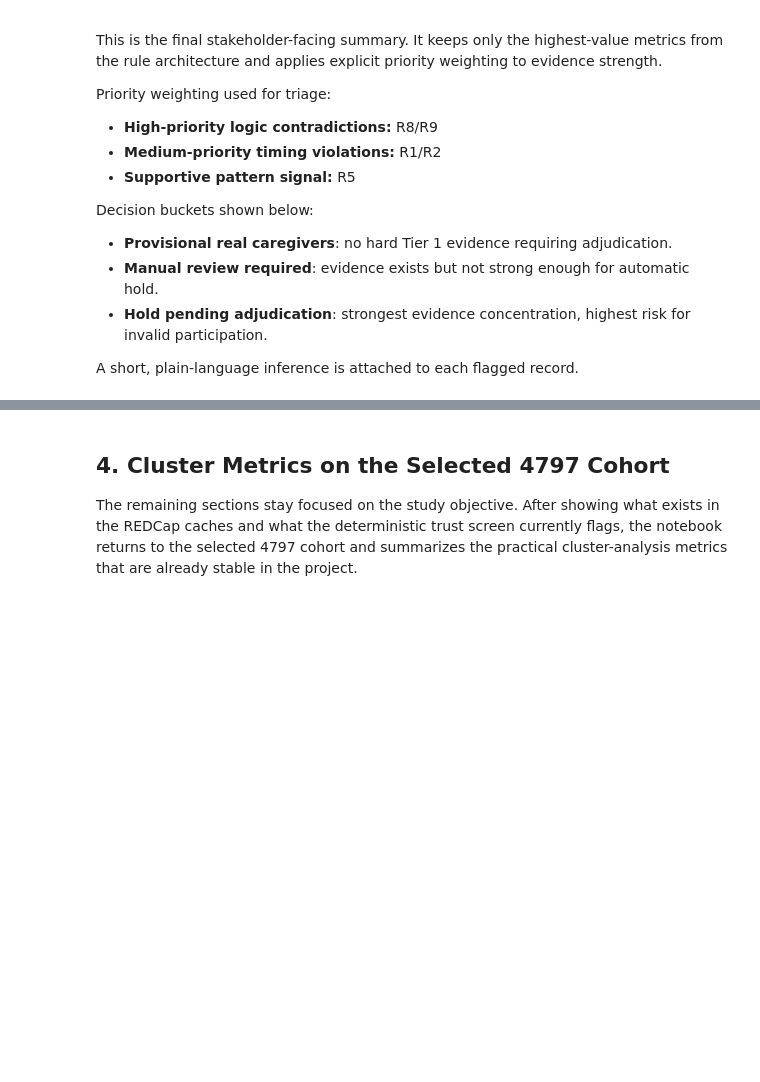
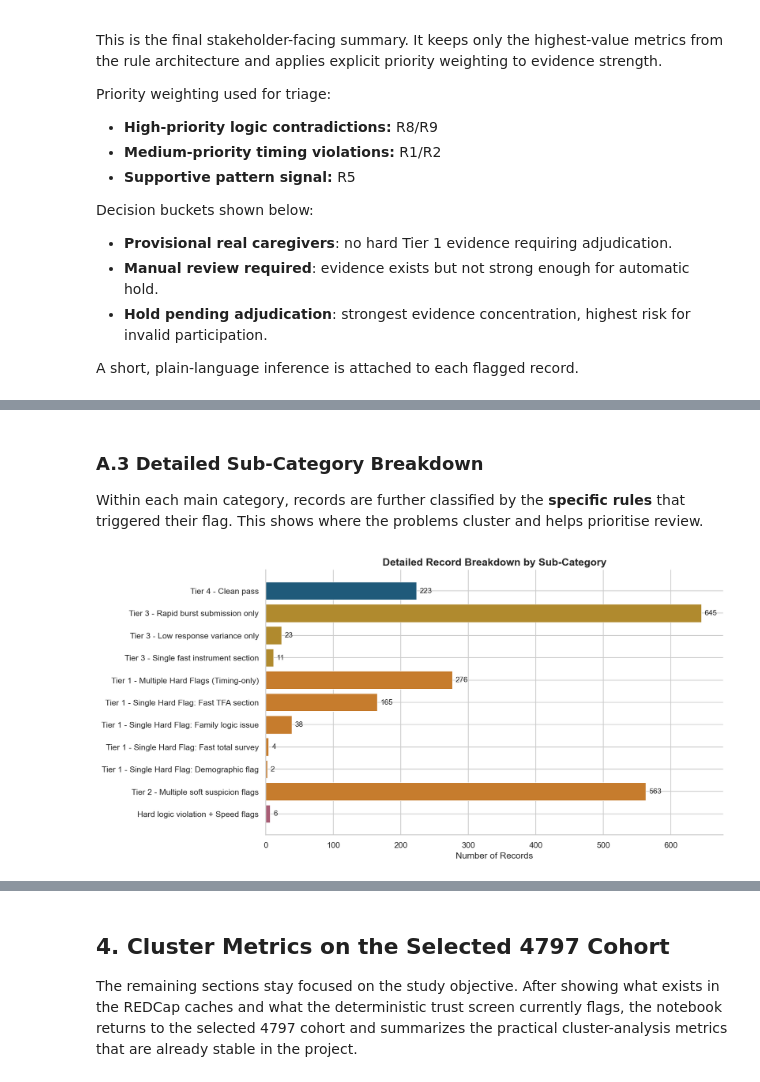
Before and after one commit to namo507/esd-redcap-metadata-watcher, a Jupyter notebook: projects/caregiver-cluster-analysis/caregiver_cluster_simple_metrics.ipynb, the cells around one changed output, grey strips where cells are left out. Drawn from its saved outputs; the diff is of its cells as text; code cells hidden in the pictures; blank space fills up the shorter version.

```diff
--- a/projects/caregiver-cluster-analysis/caregiver_cluster_simple_metrics.ipynb
+++ b/projects/caregiver-cluster-analysis/caregiver_cluster_simple_metrics.ipynb
@@ -992,0 +1145,13 @@ display(combo_distribution_showcase)
+# %% [markdown]
+### A.3 Detailed Sub-Category Breakdown
+
+Within each main category, records are further classified by the **specific rules** that triggered their flag. This shows where the problems cluster and helps prioritise review.
+# %%
+# Detailed sub-category breakdown
+fig = plot_detailed_breakdown(detailed_breakdown)
+plt.show()
+
+# Display the detailed table
+display(detailed_breakdown)
+# %% [output]
+[figure, added]
```
Also changed, not shown: parts of 17 cells of this notebook, 22 other files.
